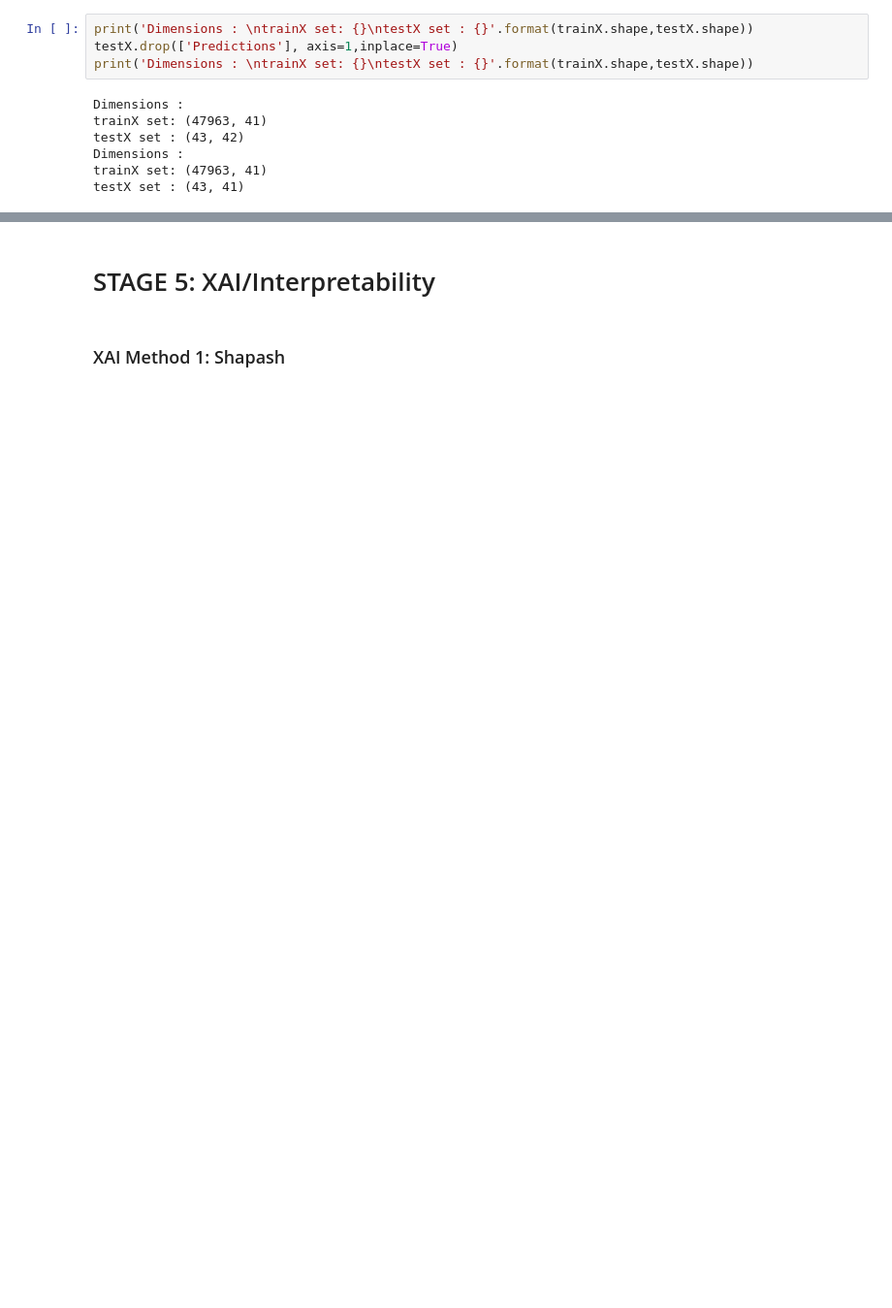
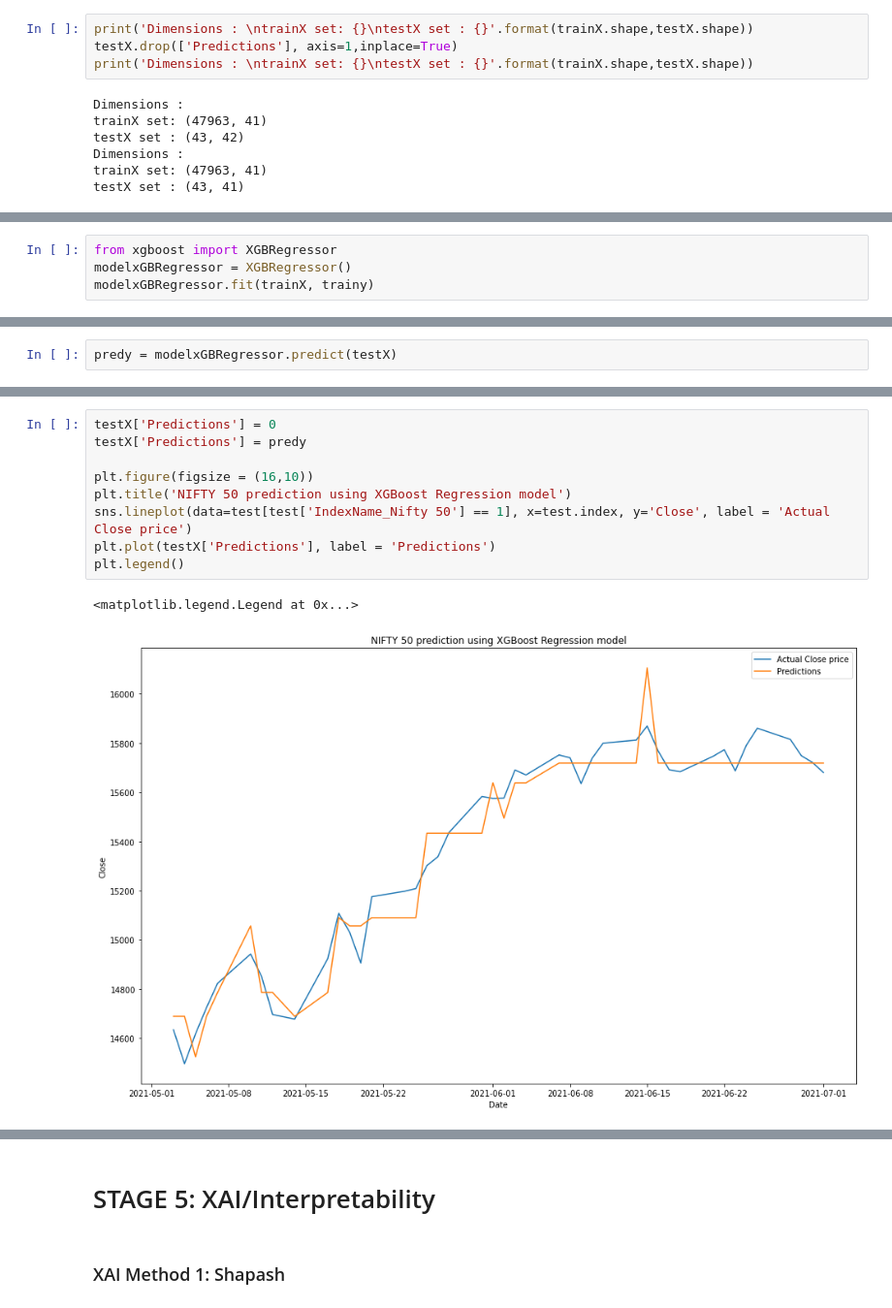
Before and after one commit to vjshinde04/DBS, a Jupyter notebook: CodeDissertation_Vijay_10553812.ipynb, the cells around one changed output, grey strips where cells are left out. Shown at 97% size. Drawn from its saved outputs; the diff is of its cells as text; blank space fills up the shorter version.

```diff
--- a/CodeDissertation_Vijay_10553812.ipynb
+++ b/CodeDissertation_Vijay_10553812.ipynb
@@ -895,0 +890,4 @@ testX set : (43, 41)
+# %%
+from xgboost import XGBRegressor
+modelxGBRegressor = XGBRegressor()
+modelxGBRegressor.fit(trainX, trainy)
@@ -895,0 +903,2 @@ testX set : (43, 41)
+# %%
+predy = modelxGBRegressor.predict(testX)
@@ -895,0 +918,12 @@ testX set : (43, 41)
+# %%
+testX['Predictions'] = 0
+testX['Predictions'] = predy
+
+plt.figure(figsize = (16,10))
+plt.title('NIFTY 50 prediction using XGBoost Regression model')
+sns.lineplot(data=test[test['IndexName_Nifty 50'] == 1], x=test.index, y='Close', label = 'Actual Close price')
+plt.plot(testX['Predictions'], label = 'Predictions')
+plt.legend()
+# %% [output]
+<matplotlib.legend.Legend at 0x...>
+[figure, added]
```
Also changed, not shown: parts of 45 cells of this notebook.
